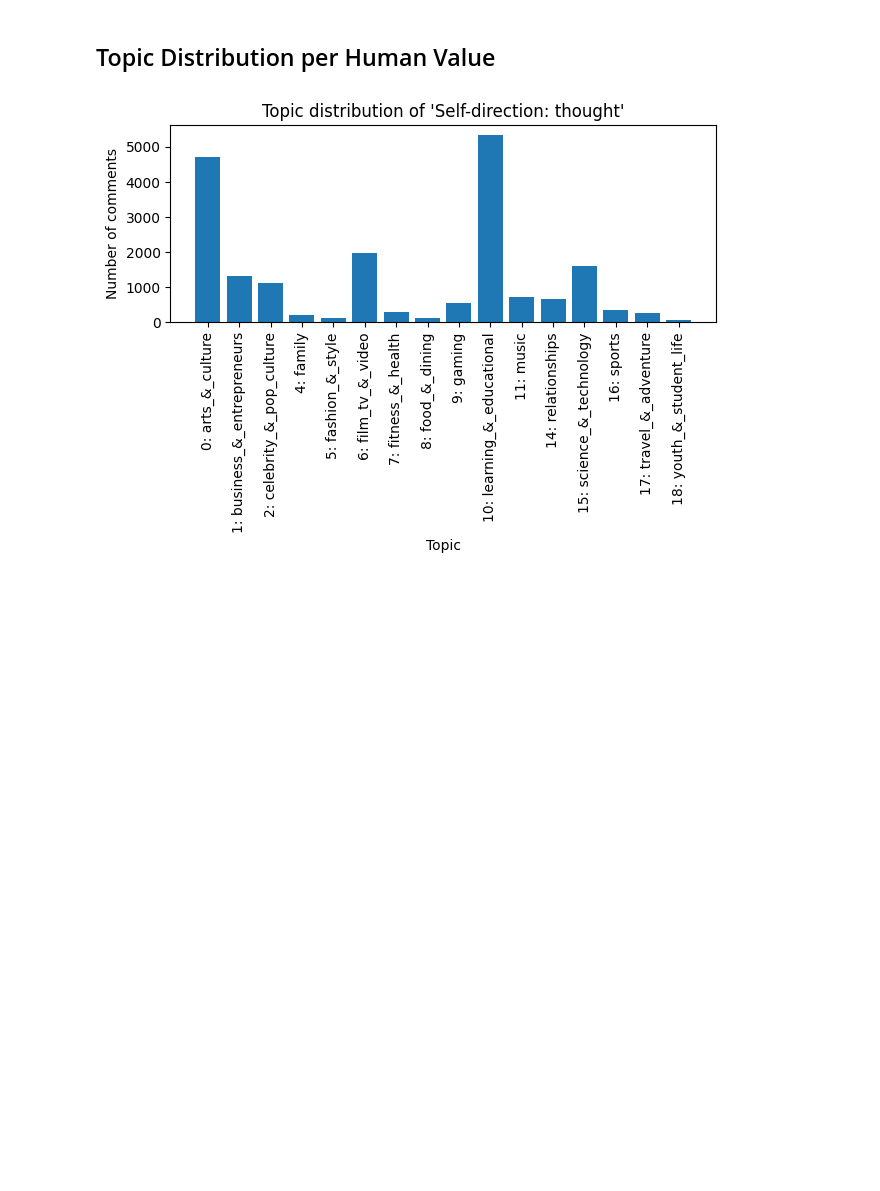
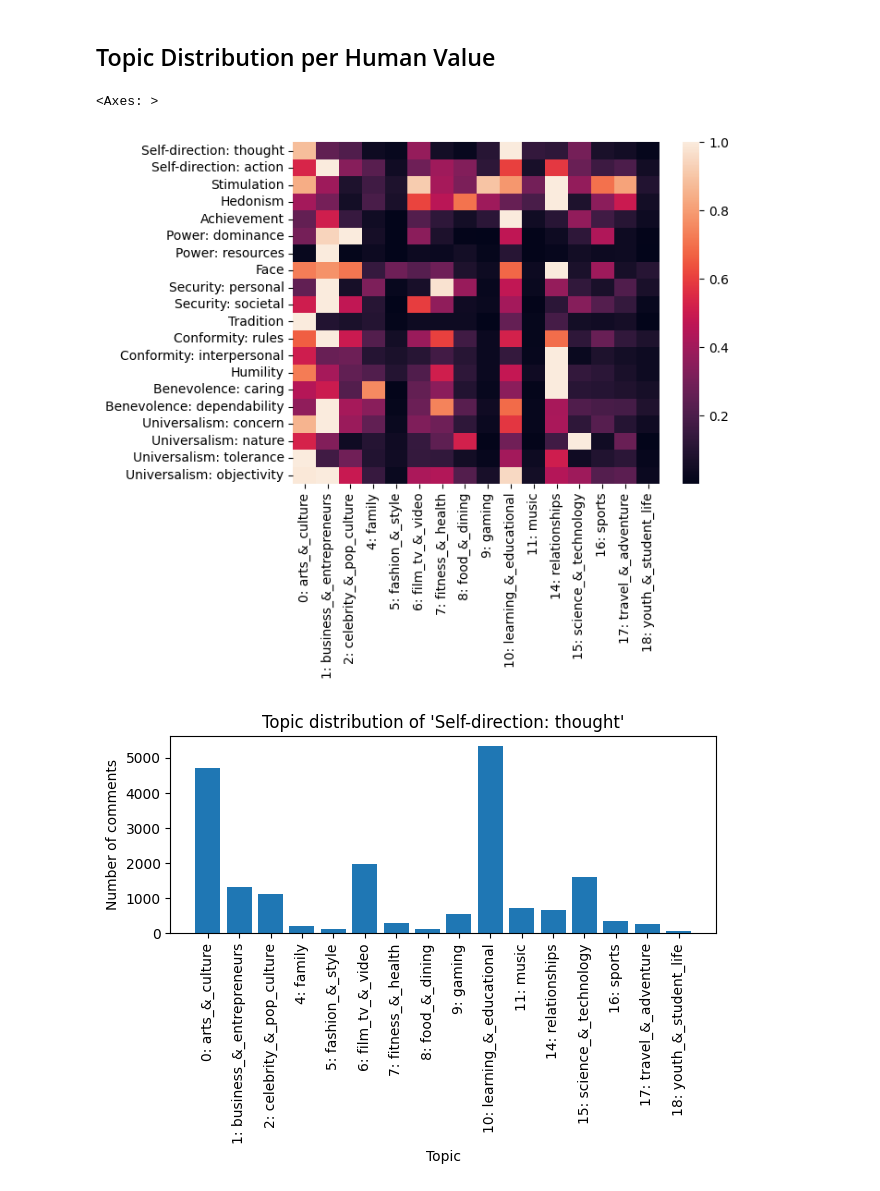
Before and after one commit to Lisa-dk/LTP, a Jupyter notebook: value_topic_analysis.ipynb, the cells around one changed output. Cells and saved outputs as stored; diff of their text form; code cells hidden in the pictures; blank space fills up the shorter version.

Commit message:
Added heatmap

```diff
--- a/value_topic_analysis.ipynb
+++ b/value_topic_analysis.ipynb
@@ -64,4 +67,21 @@ for idx, raw_score in enumerate(all_values_raw):
   predictions = (score >= 0.5) * 1
   predicted_values = np.argwhere(predictions).flatten().tolist()
   value_predictions.append(predicted_values)
+# %%
+# Counts the number of comments per value and topic
+count_topic_per_value = np.zeros((len(value_labels), len(topic_labels)))
+for comment_idx in range(len(value_predictions)):
+    for value in value_predictions[comment_idx]:
+        topic = np.argmax(all_topic_scores[comment_idx])
+        count_topic_per_value[value][topic] += 1
+
+# Normalize the topic counts by the highest count
+count_topic_per_value_norm = np.zeros((len(value_labels), len(topic_labels)))
+for idx, value in enumerate(count_topic_per_value):
+    count_topic_per_value_norm[idx] = value / np.amax(value)
+# %%
+sns.heatmap(count_topic_per_value_norm, yticklabels=value_labels, xticklabels=topic_labels)
+# %% [output]
+<Axes: >
+[figure, added]
 # %%
```
Also changed, not shown: parts of 4 cells of this notebook.
